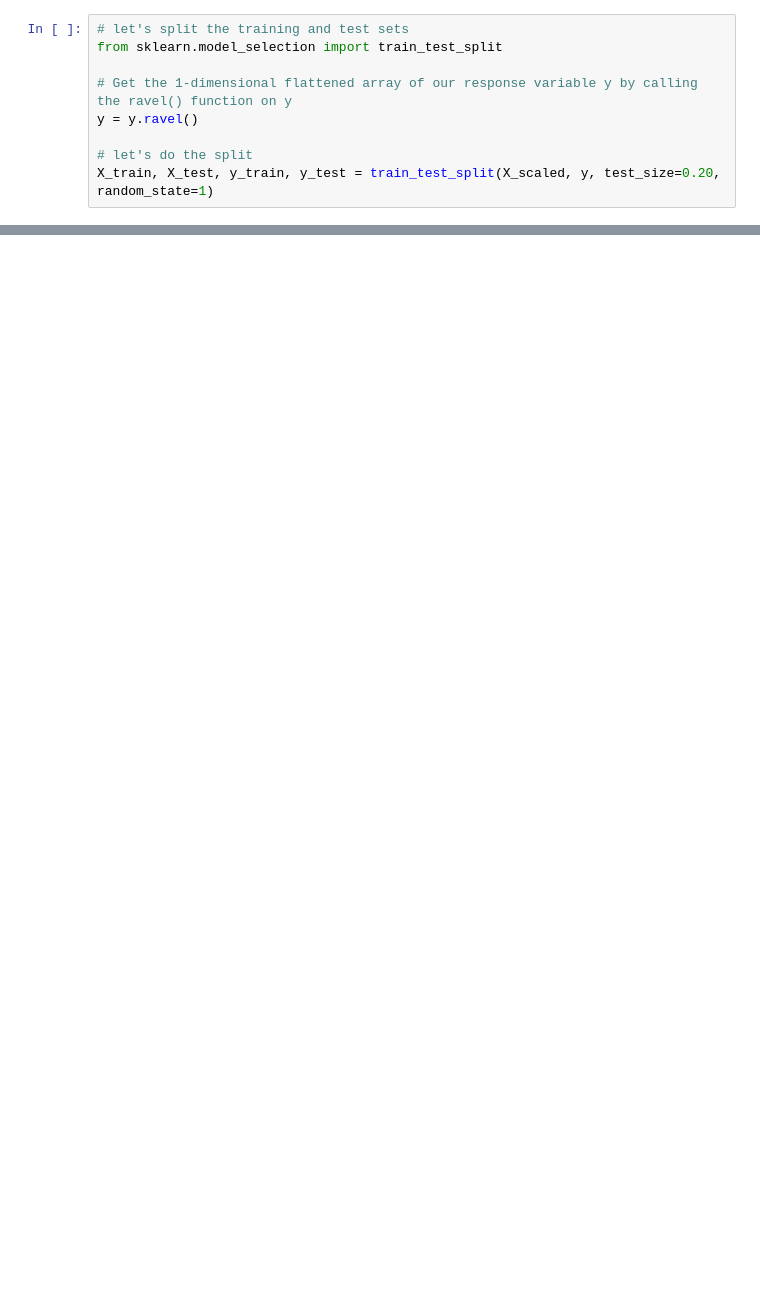
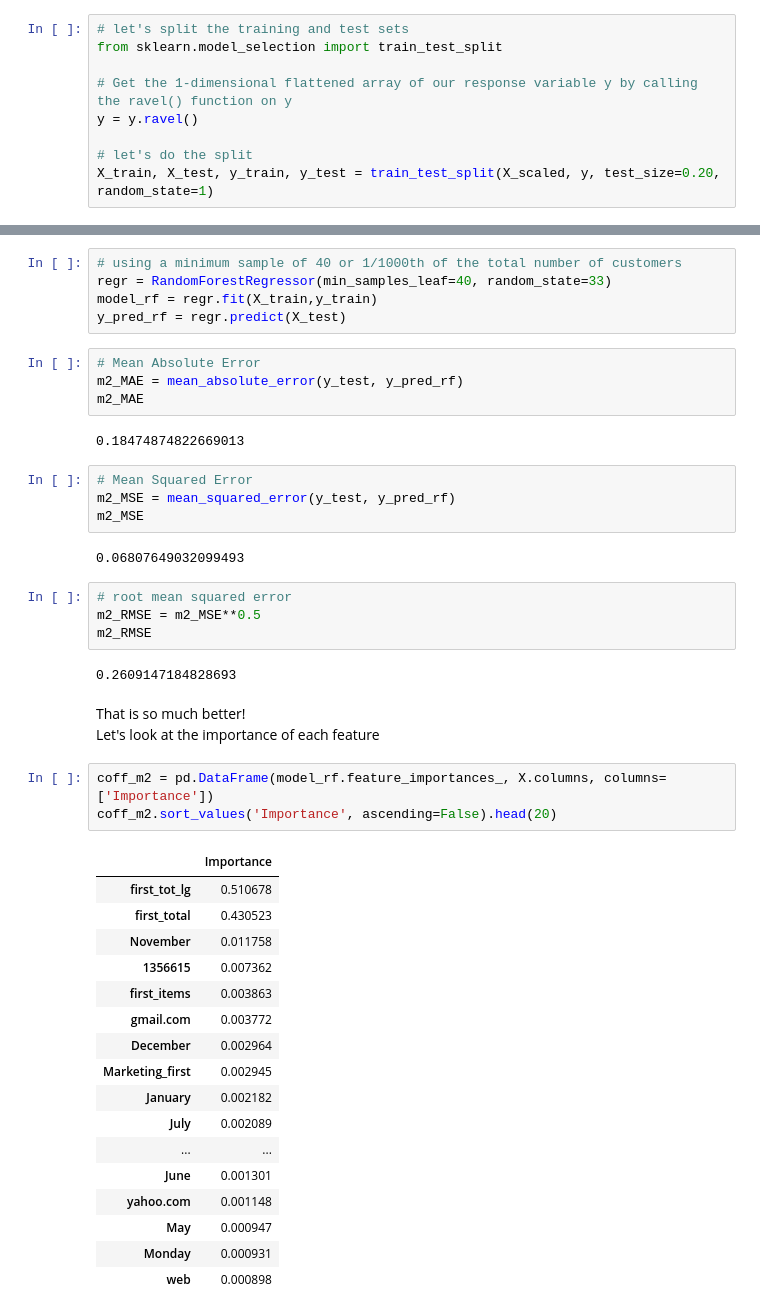
Before and after one commit to shahinrostami/Shopify-CLV, a Jupyter notebook: Cap2_PreProcessing_Modeling.ipynb, the cells around one changed output, grey strips where cells are left out. Drawn from its saved outputs; the diff is of its cells as text; blank space fills up the shorter version.

Commit message:
Add files via upload
Created models for capstone 2 including linear regression (log base of the y values) and random forest regressor.

```diff
--- a/Cap2_PreProcessing_Modeling.ipynb
+++ b/Cap2_PreProcessing_Modeling.ipynb
@@ -328,0 +311,47 @@ X_train, X_test, y_train, y_test = train_test_split(X_scaled, y, test_size=0.20,
+# %%
+# using a minimum sample of 40 or 1/1000th of the total number of customers
+regr = RandomForestRegressor(min_samples_leaf=40, random_state=33)
+model_rf = regr.fit(X_train,y_train)
+y_pred_rf = regr.predict(X_test)
+# %%
+# Mean Absolute Error
+m2_MAE = mean_absolute_error(y_test, y_pred_rf)
+m2_MAE
+# %% [output]
+0.18474874822669013
+# %%
+# Mean Squared Error
+m2_MSE = mean_squared_error(y_test, y_pred_rf)
+m2_MSE
+# %% [output]
+0.06807649032099493
+# %%
+# root mean squared error
+m2_RMSE = m2_MSE**0.5
+m2_RMSE
+# %% [output]
+0.2609147184828693
+# %% [markdown]
+That is so much better! <br>
+Let's look at the importance of each feature
+# %%
+coff_m2 = pd.DataFrame(model_rf.feature_importances_, X.columns, columns=['Importance'])
+coff_m2.sort_values('Importance', ascending=False).head(20)
+# %% [output]
+|  | Importance |
+| first_tot_lg | 0.510678 |
+| first_total | 0.430523 |
+| November | 0.011758 |
+| 1356615 | 0.007362 |
+| first_items | 0.003863 |
+| gmail.com | 0.003772 |
+| December | 0.002964 |
+| Marketing_first | 0.002945 |
+| January | 0.002182 |
+| July | 0.002089 |
+| ... | ... |
+| June | 0.001301 |
+| yahoo.com | 0.001148 |
+| May | 0.000947 |
+| Monday | 0.000931 |
+| web | 0.000898 |
```
Also changed, not shown: parts of 29 cells of this notebook.
